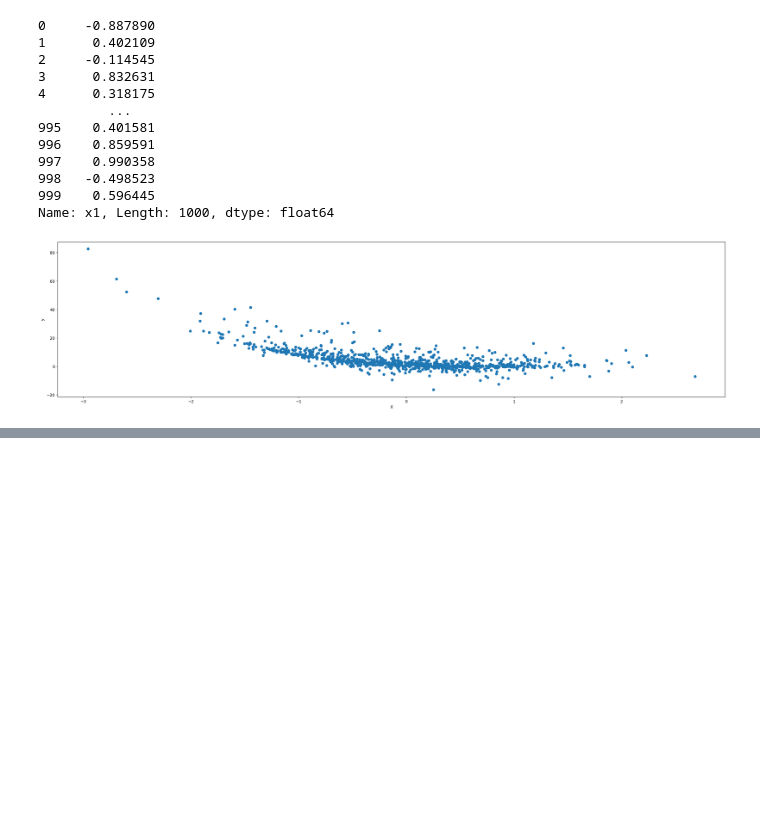
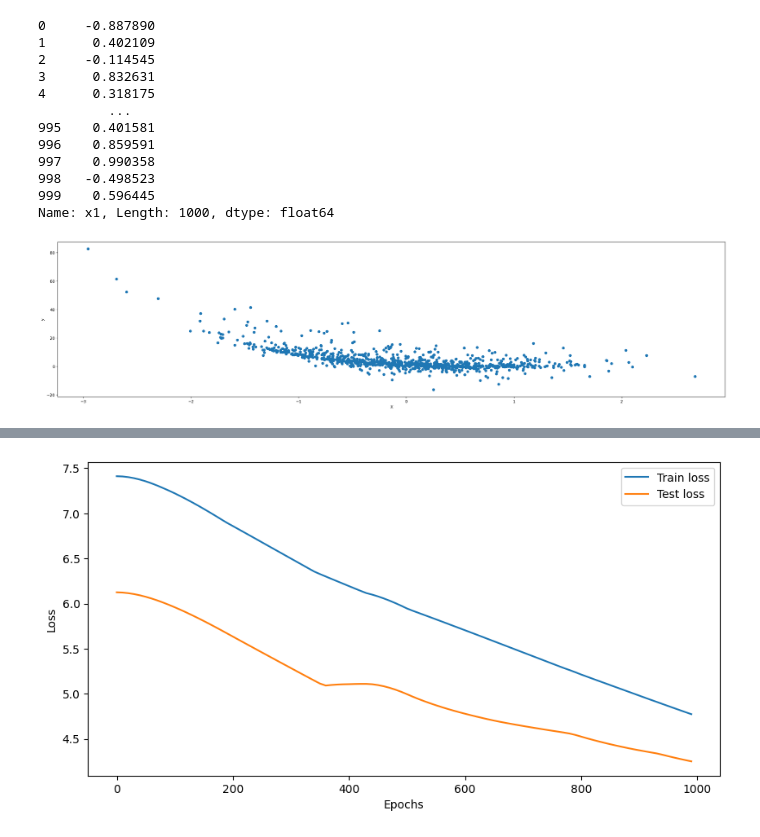
Before and after one commit to MuhammadTarek10/ML-DL, a Jupyter notebook: ml-dl-intro/tasks/poly.ipynb, the cells around one changed output, grey strips where cells are left out. Cells and saved outputs as stored; diff of their text form; code cells hidden in the pictures; blank space fills up the shorter version.

```diff
--- a/ml-dl-intro/tasks/poly.ipynb
+++ b/ml-dl-intro/tasks/poly.ipynb
@@ -50,0 +160,9 @@ plt.show()
+# %%
+import torch.optim as optim
+# Define the loss function and the optimizer
+loss_fn = nn.L1Loss()
+# learning_rate = 0.0001
+learning_rate = 0.00001   # reduce the learning rate for stability
+# add momentum to SGD to speed up training dramatically
+optimizer = torch.optim.SGD(params = model_1.parameters(),
+                            lr = learning_rate, momentum = 0.99)
@@ -50,0 +204,13 @@ plt.show()
+# %%
+epochs_count, train_loss, test_loss = train (
+                                        model_1,
+
+                                        train_data=X_train,
+                                        train_labels=y_train,
+
+                                        test_data=X_test,
+                                        test_labels=y_test,
+                                        loss_function=loss_fn,
+                                        optimizer=optimizer,
+                                        epochs=1000
+                                    )
@@ -50,0 +235,17 @@ plt.show()
+# %%
+def plot_stats(
+        epochs: list,
+        train_loss: list,
+        test_loss: list,
+    ):
+    plt.figure(figsize=(10, 5))
+    plt.plot(epochs, train_loss, label='Train loss')
+    plt.plot(epochs, test_loss, label='Test loss')
+    plt.xlabel('Epochs')
+    plt.ylabel('Loss')
+    plt.legend()
+    plt.show()
+# %%
+plot_stats(epochs_count, train_loss, test_loss)
+# %% [output]
+[figure, added]
```
Also changed, not shown: parts of 91 cells of this notebook.
